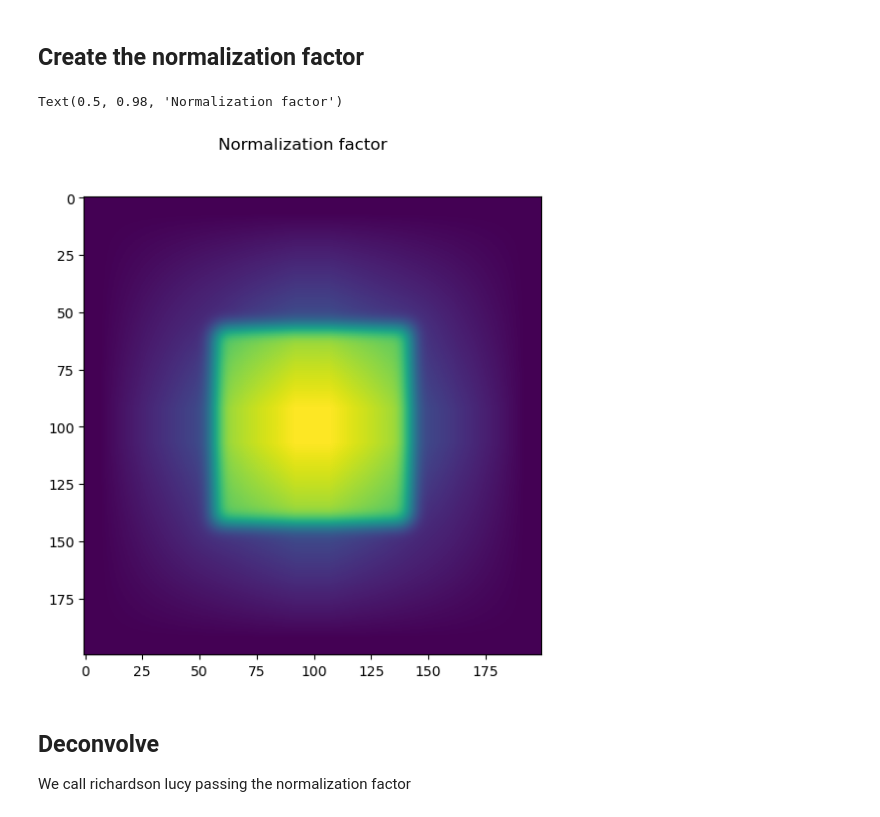
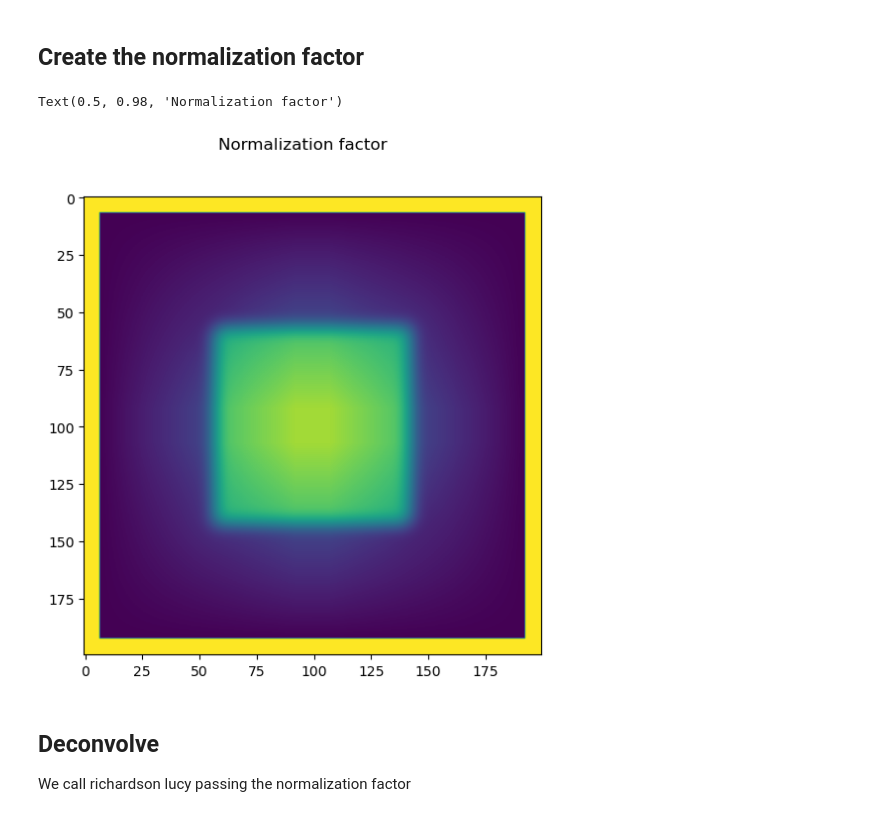
Before and after one commit to BiAPoL/PoL-BioImage-Analysis-TS-GPU-Accelerated-Image-Analysis, a Jupyter notebook: docs/30_Deconvolution/5_edges.ipynb, the cells around one changed output. Drawn from its saved outputs; the diff is of its cells as text; code cells hidden in the pictures.

```diff
--- a/docs/30_Deconvolution/5_edges.ipynb
+++ b/docs/30_Deconvolution/5_edges.ipynb
@@ -230,19 +230,19 @@ Text(0.5, 0.98, 'image after window')
 # %%
 flat=np.ones_like(im)
 flat=flat[window_index]
 flat=pad(flat,truth.shape,'constant')
 
 otf = fftn(ifftshift(psf))
 otf_ = np.conjugate(otf)
 normal=(ifftn(fftn(flat) * otf_)).astype(float)
 
 delta=.00001
-normal[normal<delta]=delta
+normal[normal<delta]=1
 fig = imshow2d(normal)
 fig.suptitle('Normalization factor')
 # %% [output]
 Text(0.5, 0.98, 'Normalization factor')
-[figure, old version]
+[figure, new version]
 # %% [markdown]
 ## Deconvolve
 
```
Also changed, not shown: parts of 2 cells of this notebook, 3 other files.
